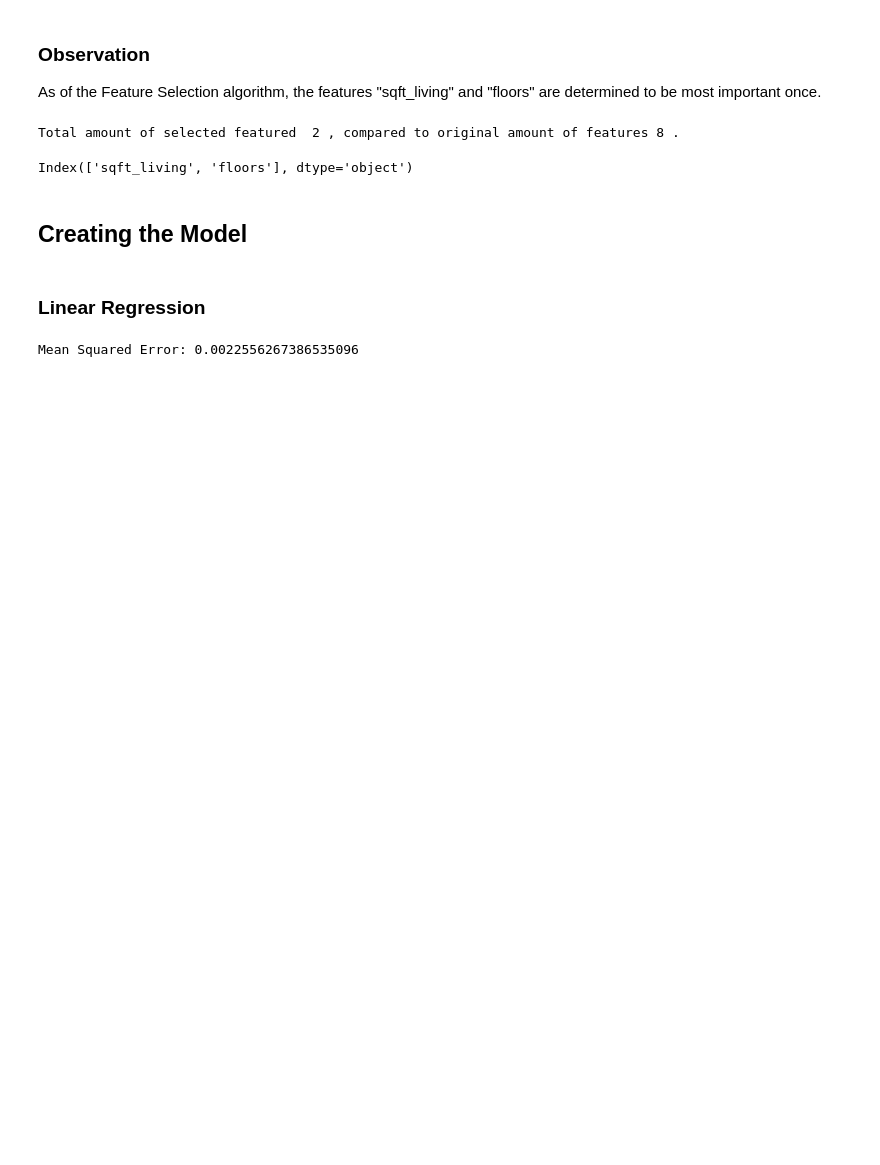
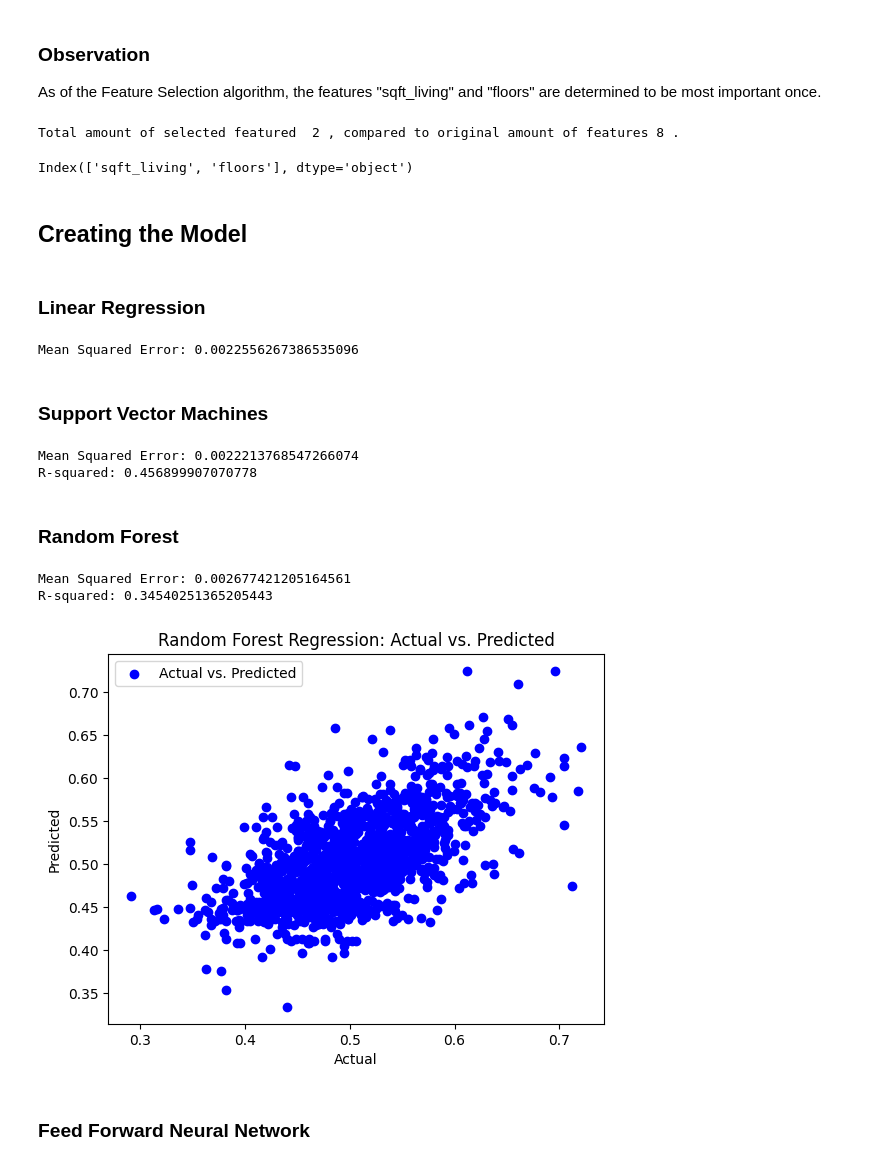
Before and after one commit to DenisSobczyk/House_Price_Prediction, a Jupyter notebook: app.ipynb, the cells around one changed output. Cells and saved outputs as stored; diff of their text form; code cells hidden in the pictures; blank space fills up the shorter version.

Commit message:
Further ML Models

```diff
--- a/app.ipynb
+++ b/app.ipynb
@@ -623,3 +623,64 @@ r2 = r2_score(y_test, y_pred)
 print("Mean Squared Error:", mse)
 # %% [output]
 Mean Squared Error: 0.0022556267386535096
+# %% [markdown]
+### Support Vector Machines
+# %%
+from sklearn.svm import SVR
+from sklearn.metrics import mean_squared_error, r2_score
+
+
+# Initialize the SVR model with desired hyperparameters
+svr_model = SVR(kernel='rbf', C=100, gamma=0.1)
+
+# Fit the SVR model to the training data
+svr_model.fit(X_train, y_train)
+
+# Make predictions on the testing data
+y_pred = svr_model.predict(X_test)
+
+# Evaluate the model
+mse = mean_squared_error(y_test, y_pred)
+r2 = r2_score(y_test, y_pred)
+
+print("Mean Squared Error:", mse)
+print("R-squared:", r2)
+# %% [output]
+Mean Squared Error: 0.0022213768547266074
+R-squared: 0.456899907070778
+# %% [markdown]
+### Random Forest
+# %%
+from sklearn.ensemble import RandomForestRegressor
+from sklearn.metrics import mean_squared_error, r2_score
+import matplotlib.pyplot as plt
+
+# Initialize the Random Forest Regressor model with desired hyperparameters
+rf_model = RandomForestRegressor(n_estimators=100, random_state=42)
+
+# Fit the Random Forest model to the training data
+rf_model.fit(X_train, y_train)
+
+# Make predictions on the testing data
+y_pred = rf_model.predict(X_test)
+
+# Evaluate the model
+mse = mean_squared_error(y_test, y_pred)
+r2 = r2_score(y_test, y_pred)
+
+print("Mean Squared Error:", mse)
+print("R-squared:", r2)
+
+# Scatter plot of actual vs. predicted values
+plt.scatter(y_test, y_pred, color='blue', label='Actual vs. Predicted')
+plt.xlabel('Actual')
+plt.ylabel('Predicted')
+plt.title('Random Forest Regression: Actual vs. Predicted')
+plt.legend()
+plt.show()
+# %% [output]
+Mean Squared Error: 0.002677421205164561
+R-squared: 0.34540251365205443
+[figure, added]
+# %% [markdown]
+### Feed Forward Neural Network
```
Also changed, not shown: parts of 1 cell of this notebook.
